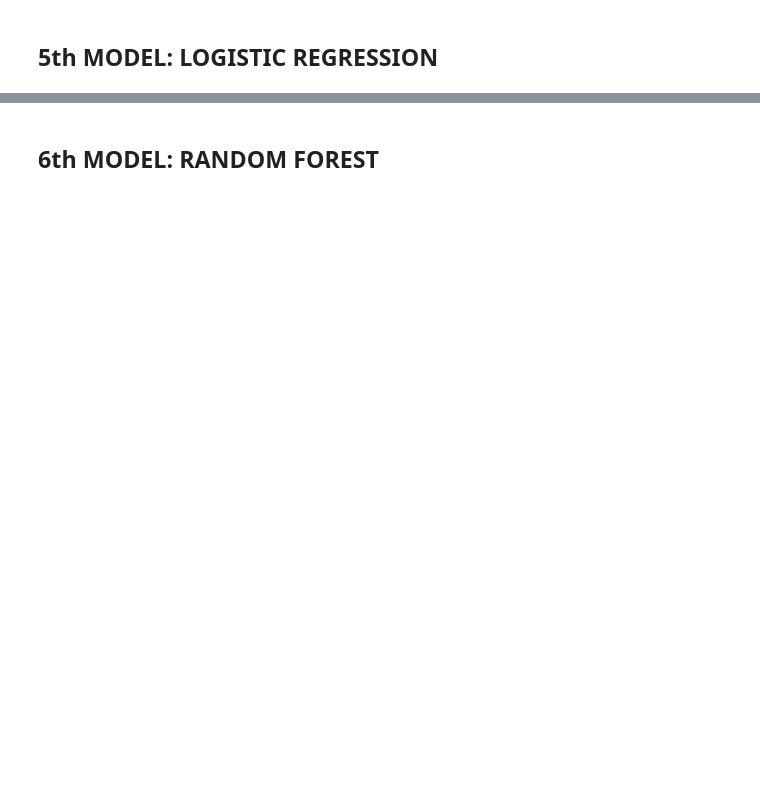
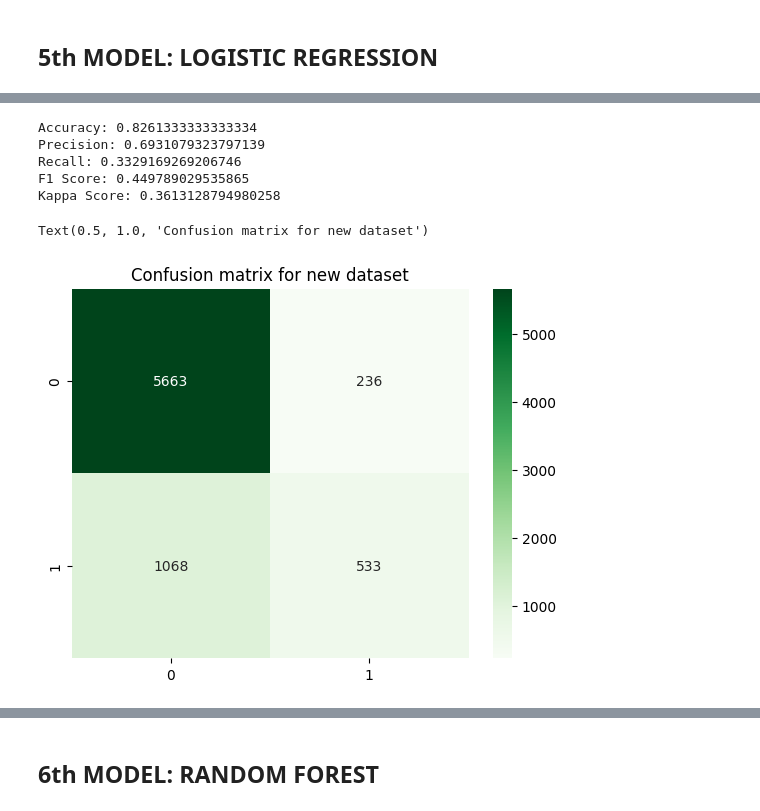
Before and after one commit to AnshikaJain2405/OrionDataAnalyticsInternshipJul23, a Jupyter notebook: notebooks/ML.ipynb, the cells around one changed output, grey strips where cells are left out. Cells and saved outputs as stored; diff of their text form; code cells hidden in the pictures; blank space fills up the shorter version.

Commit message:
sorted file and tried variables with repay_sep

```diff
--- a/notebooks/ML.ipynb
+++ b/notebooks/ML.ipynb
@@ -304,0 +386,45 @@ Text(0.5, 1.0, 'Confusion matrix for new dataset')
+# %%
+x5 = df[['REPAY_SEPT','SEX']]
+y5 = df['default.payment.next.month']
+
+column_transformer2 = ColumnTransformer(transformers=[('encoder', OneHotEncoder(), ['SEX'])],remainder='passthrough')
+x5 = column_transformer2.fit_transform(x5)
+
+x5_train, x5_test, y5_train, y5_test= train_test_split(x5, y5, test_size= 0.25, random_state=50)
+
+logreg1 = LogisticRegression(random_state=50)
+logreg1.fit(x5_train, y5_train)
+
+
+y5_pred = logreg1.predict(x5_test)
+
+accuracy = logreg1.score(x5_test, y5_test)
+print('Accuracy:', accuracy)
+
+#accuracy = accuracy_score(x5_test, y5_test)
+#print('Accuracy_score:', accuracy)
+
+precision = precision_score(y5_test, y5_pred)
+print("Precision:", precision)
+
+recall = recall_score(y5_test, y5_pred)
+print("Recall:", recall)
+
+f1= f1_score(y5_test, y5_pred)
+print("F1 Score:", f1)
+
+kappa = cohen_kappa_score(y5_test, y5_pred)
+print("Kappa Score:", kappa)
+
+cm5 = confusion_matrix(y5_test, y5_pred)
+
+sns.heatmap(cm5, annot=True, cmap='Greens', fmt='g')
+plt.title("Confusion matrix for new dataset")
+# %% [output]
+Accuracy: 0.8261333333333334
+Precision: 0.6931079323797139
+Recall: 0.3329169269206746
+F1 Score: 0.449789029535865
+Kappa Score: 0.3613128794980258
+Text(0.5, 1.0, 'Confusion matrix for new dataset')
+[figure, added]
```
Also changed, not shown: parts of 90 cells of this notebook.
